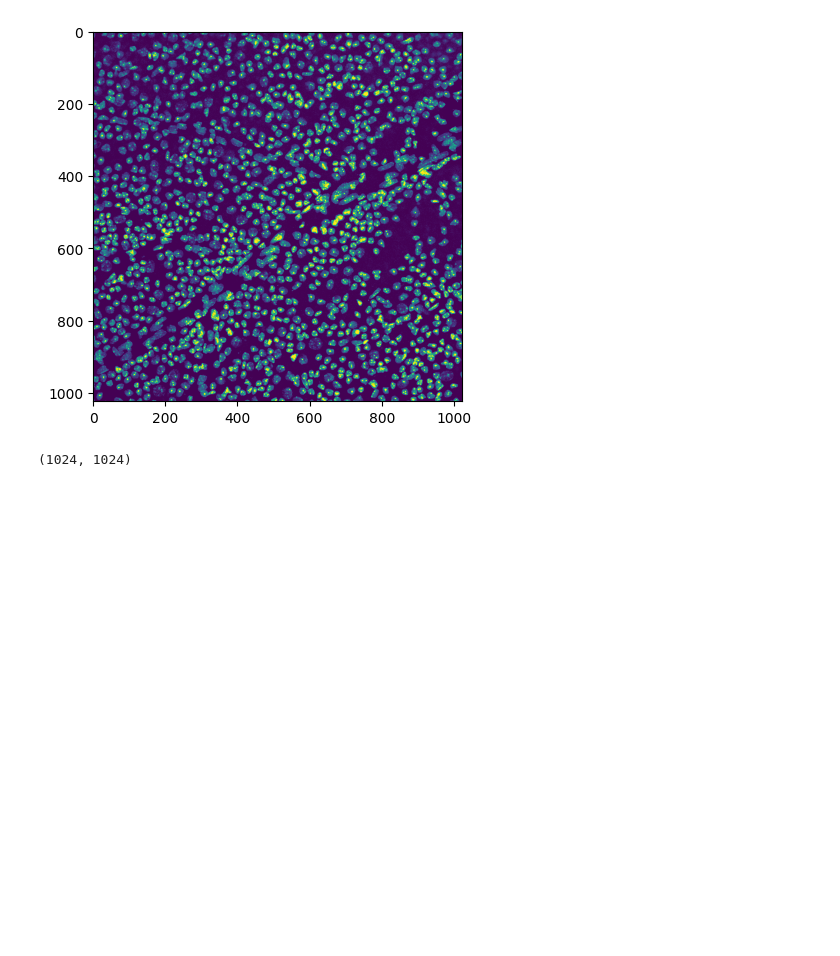
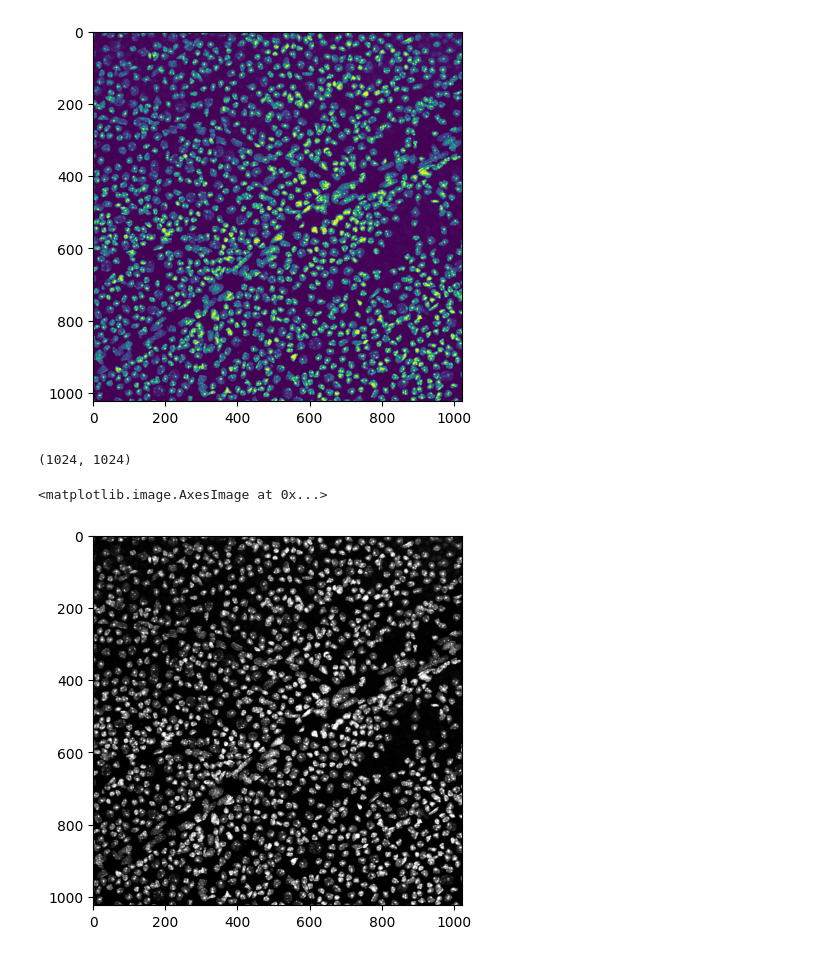
Before and after one commit to SalvadorCalanni/Confocal-Image-Analysis-Workshop-with-Python, a Jupyter notebook: Contornos/Conteo_nucleos.ipynb, the cells around one changed output. Drawn from its saved outputs; the diff is of its cells as text; code cells hidden in the pictures; blank space fills up the shorter version.

```diff
--- a/Contornos/Conteo_nucleos.ipynb
+++ b/Contornos/Conteo_nucleos.ipynb
@@ -19,4 +36,7 @@ imagen.shape
 # %%
 #Ahora abrimos la misma imagen, pero con la libreria cv2
 img = cv2.imread(ruta)
-cv2.imshow("img",img)
+plt.imshow(img)
+# %% [output]
+<matplotlib.image.AxesImage at 0x...>
+[figure, added]
```
Also changed, not shown: parts of 9 cells of this notebook.
